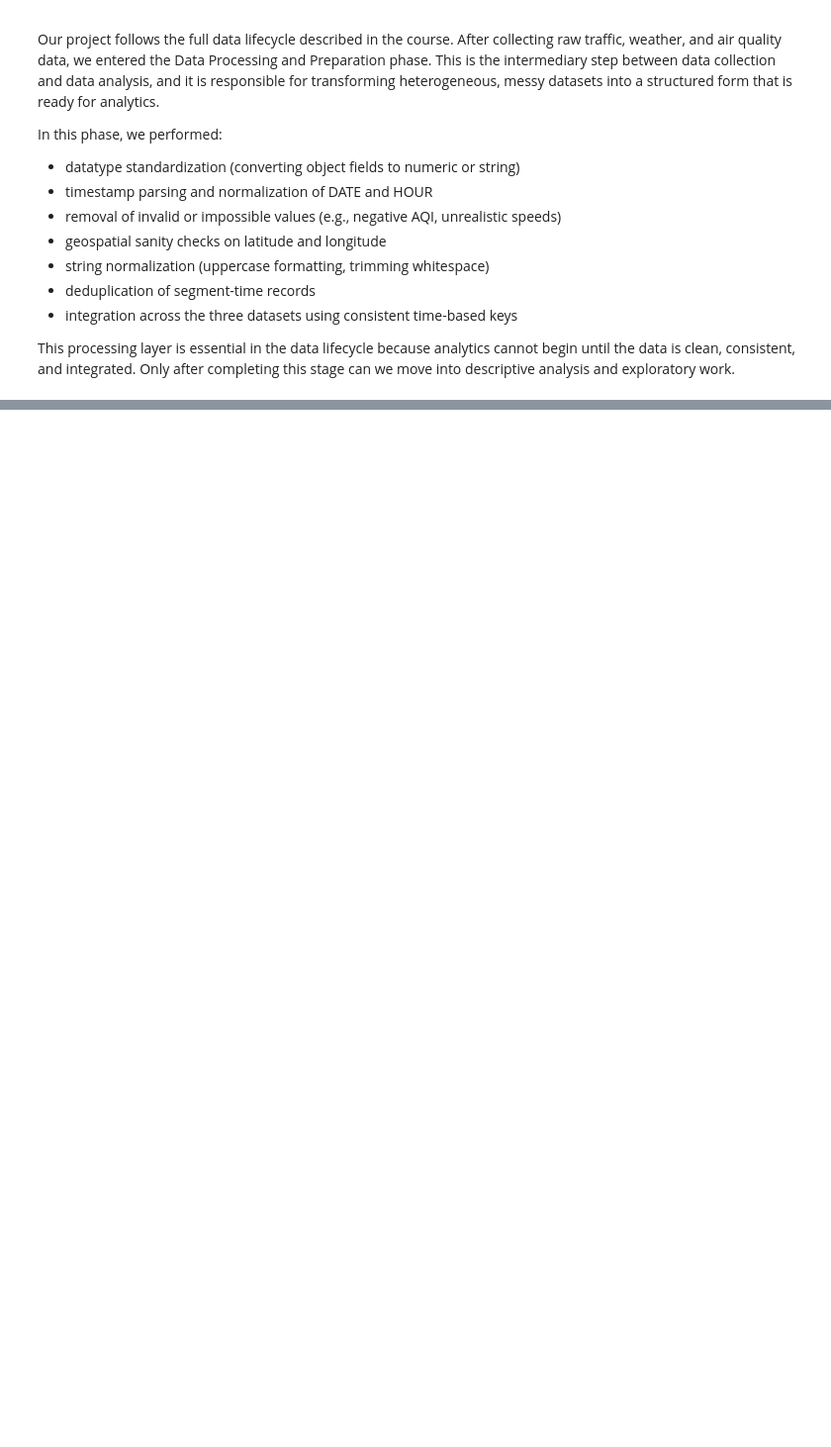
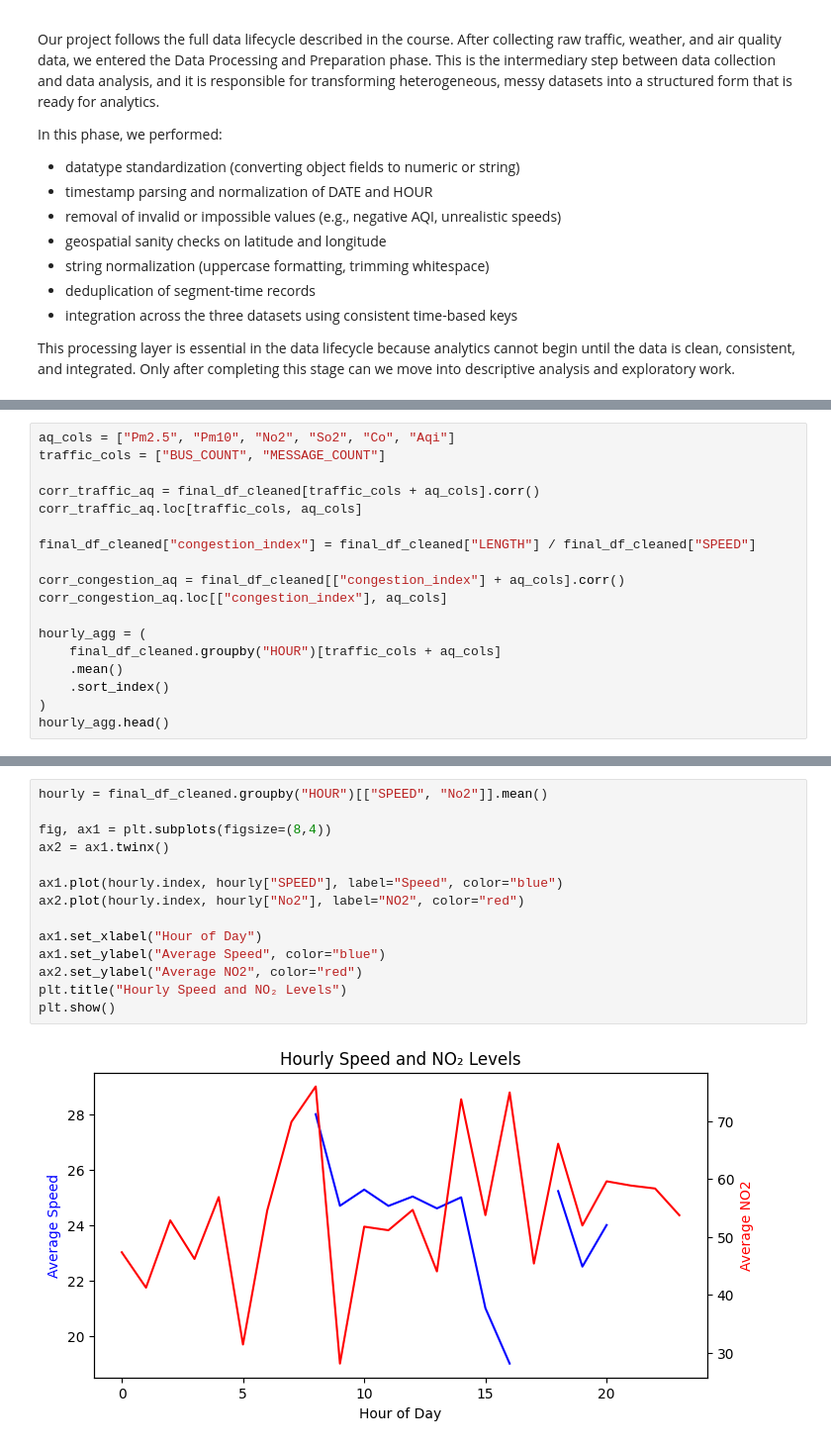
Before and after one commit to rishabhshahh/is477, a Jupyter notebook: notebooks/Project.ipynb, the cells around one changed output, grey strips where cells are left out. Shown at 99% size. Saved outputs shown, nothing was run; the diff lists cells and outputs as text; blank space fills up the shorter version.

```diff
--- a/notebooks/Project.ipynb
+++ b/notebooks/Project.ipynb
@@ -386,0 +220,18 @@ This processing layer is essential in the data lifecycle because analytics canno
+# %%
+aq_cols = ["Pm2.5", "Pm10", "No2", "So2", "Co", "Aqi"]
+traffic_cols = ["BUS_COUNT", "MESSAGE_COUNT"]
+
+corr_traffic_aq = final_df_cleaned[traffic_cols + aq_cols].corr()
+corr_traffic_aq.loc[traffic_cols, aq_cols]
+
+final_df_cleaned["congestion_index"] = final_df_cleaned["LENGTH"] / final_df_cleaned["SPEED"]
+
+corr_congestion_aq = final_df_cleaned[["congestion_index"] + aq_cols].corr()
+corr_congestion_aq.loc[["congestion_index"], aq_cols]
+
+hourly_agg = (
+    final_df_cleaned.groupby("HOUR")[traffic_cols + aq_cols]
+    .mean()
+    .sort_index()
+)
+hourly_agg.head()
@@ -386,0 +246,16 @@ This processing layer is essential in the data lifecycle because analytics canno
+# %%
+hourly = final_df_cleaned.groupby("HOUR")[["SPEED", "No2"]].mean()
+
+fig, ax1 = plt.subplots(figsize=(8,4))
+ax2 = ax1.twinx()
+
+ax1.plot(hourly.index, hourly["SPEED"], label="Speed", color="blue")
+ax2.plot(hourly.index, hourly["No2"], label="NO2", color="red")
+
+ax1.set_xlabel("Hour of Day")
+ax1.set_ylabel("Average Speed", color="blue")
+ax2.set_ylabel("Average NO2", color="red")
+plt.title("Hourly Speed and NO₂ Levels")
+plt.show()
+# %% [output]
+[figure, added]
```
Also changed, not shown: parts of 34 cells of this notebook, 14 other files.
